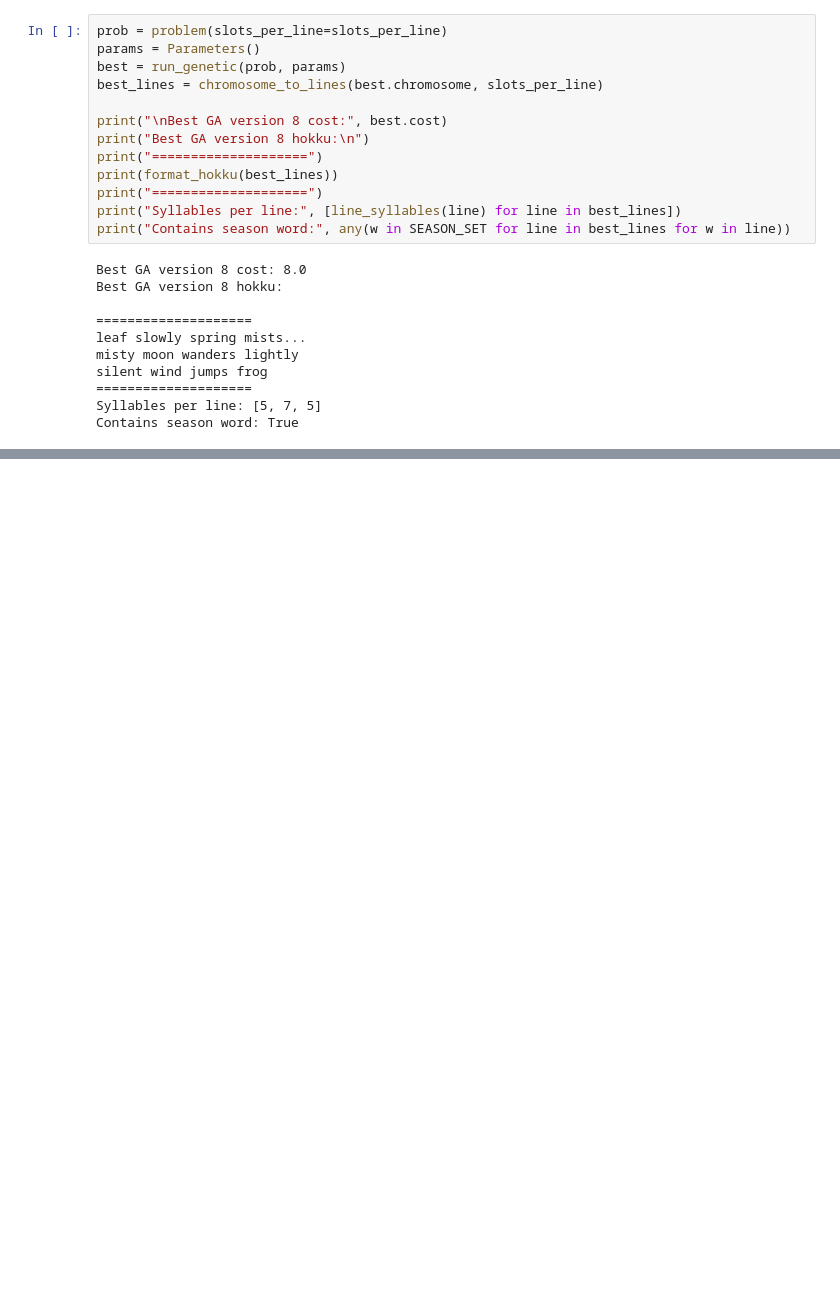
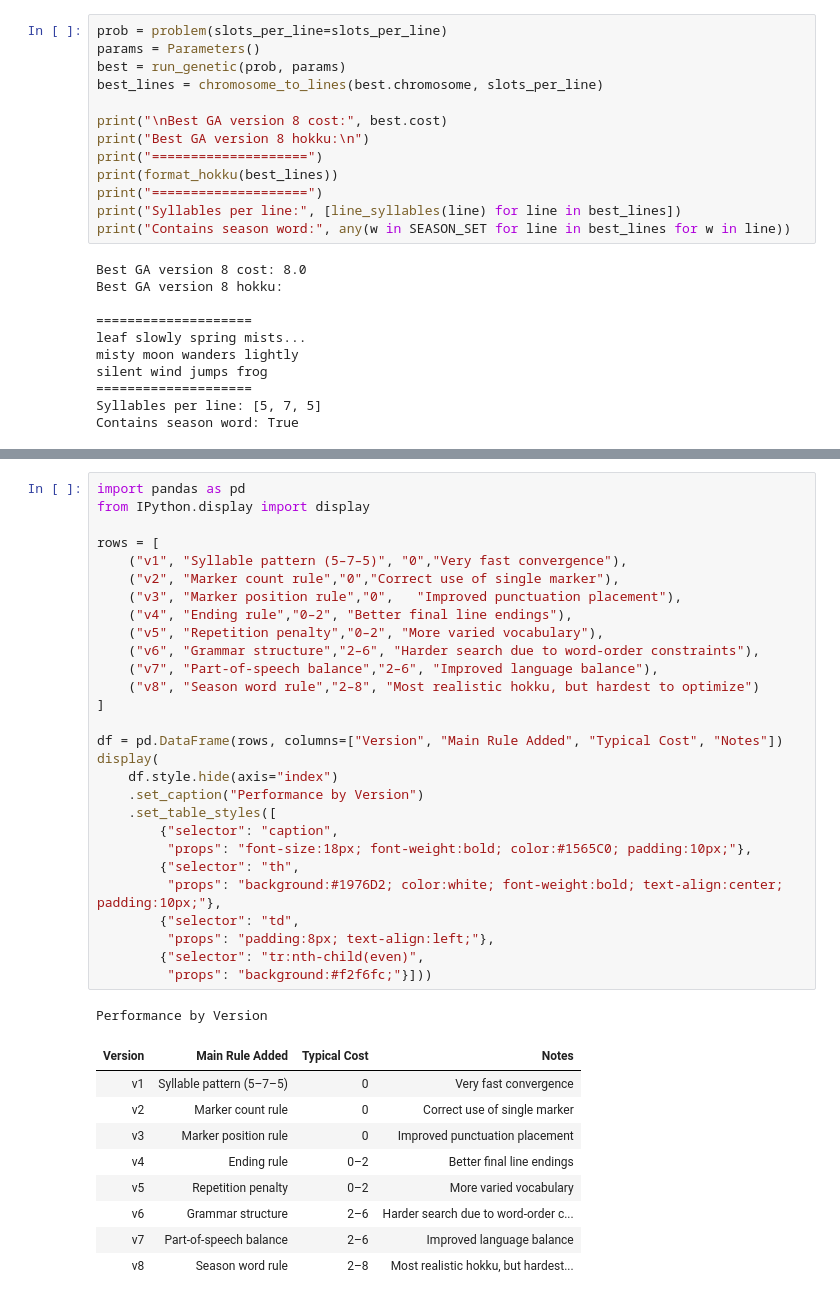
Before and after one commit to Oksana0020/Hokku, a Jupyter notebook: Hokku.ipynb, the cells around one changed output, grey strips where cells are left out. Drawn from its saved outputs; the diff is of its cells as text; blank space fills up the shorter version.

```diff
--- a/Hokku.ipynb
+++ b/Hokku.ipynb
@@ -1777,0 +1788,39 @@ Rule Priority and Penalty Weights need to adjust logically
+# %%
+import pandas as pd
+from IPython.display import display
+
+rows = [
+    ("v1", "Syllable pattern (5–7–5)", "0","Very fast convergence"),
+    ("v2", "Marker count rule","0","Correct use of single marker"),
+    ("v3", "Marker position rule","0",   "Improved punctuation placement"),
+    ("v4", "Ending rule","0–2", "Better final line endings"),
+    ("v5", "Repetition penalty","0–2", "More varied vocabulary"),
+    ("v6", "Grammar structure","2–6", "Harder search due to word-order constraints"),
+    ("v7", "Part-of-speech balance","2–6", "Improved language balance"),
+    ("v8", "Season word rule","2–8", "Most realistic hokku, but hardest to optimize")
+]
+
+df = pd.DataFrame(rows, columns=["Version", "Main Rule Added", "Typical Cost", "Notes"])
+display(
+    df.style.hide(axis="index")
+    .set_caption("Performance by Version")
+    .set_table_styles([
+        {"selector": "caption",
+         "props": "font-size:18px; font-weight:bold; color:#1565C0; padding:10px;"},
+        {"selector": "th",
+         "props": "background:#1976D2; color:white; font-weight:bold; text-align:center; padding:10px;"},
+        {"selector": "td",
+         "props": "padding:8px; text-align:left;"},
+        {"selector": "tr:nth-child(even)",
+         "props": "background:#f2f6fc;"}]))
+# %% [output]
+Performance by Version
+| Version | Main Rule Added | Typical Cost | Notes |
+| v1 | Syllable pattern (5–7–5) | 0 | Very fast convergence |
+| v2 | Marker count rule | 0 | Correct use of single marker |
+| v3 | Marker position rule | 0 | Improved punctuation placement |
+| v4 | Ending rule | 0–2 | Better final line endings |
+| v5 | Repetition penalty | 0–2 | More varied vocabulary |
+| v6 | Grammar structure | 2–6 | Harder search due to word-order c... |
+| v7 | Part-of-speech balance | 2–6 | Improved language balance |
+| v8 | Season word rule | 2–8 | Most realistic hokku, but hardest... |
```
Also changed, not shown: parts of 11 cells of this notebook.
